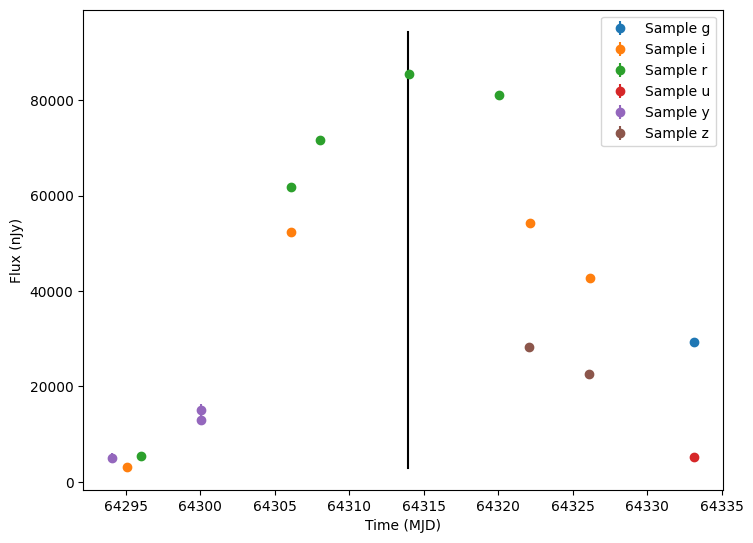
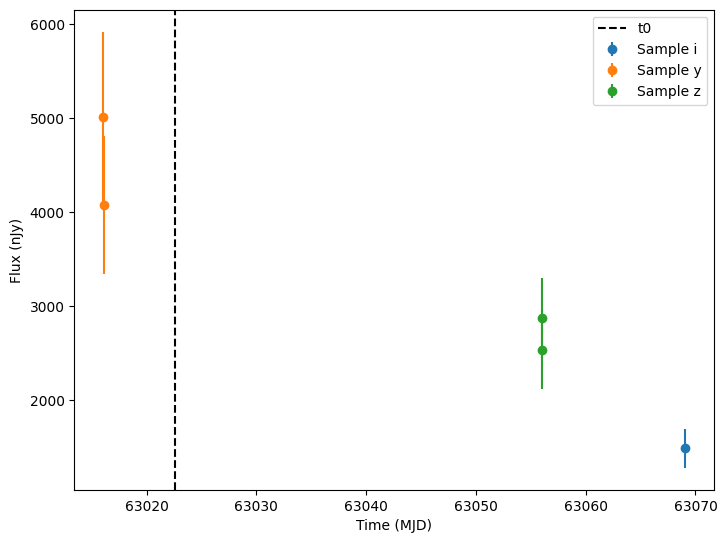
Code edit (unified diff) that turned the first committed figure into the second:
--- before
+++ after
@@ -22,3 +22,4 @@
     # Get and plot a vertical line at the t0 value for this object.
     t0 = detections.iloc[random_id]["t0"]
-    ax.plot([t0, t0], [min(lc_flux - lc_fluxerr), 1.1 * max(lc_flux + lc_fluxerr)], "k")
+    ax.axvline(t0, color="k", linestyle="--", label="t0")
+    ax.legend()

Commit: Update plasticc_snia.ipynb